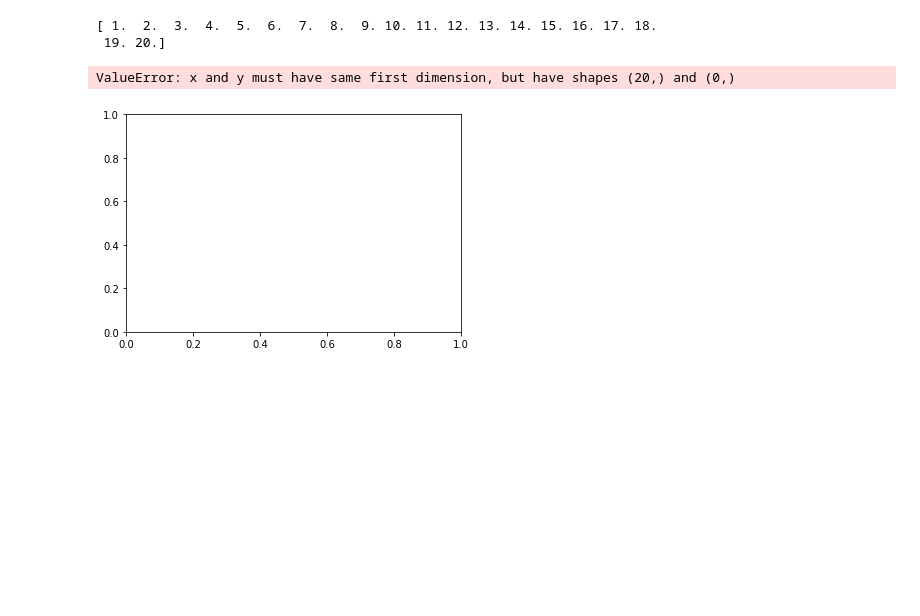
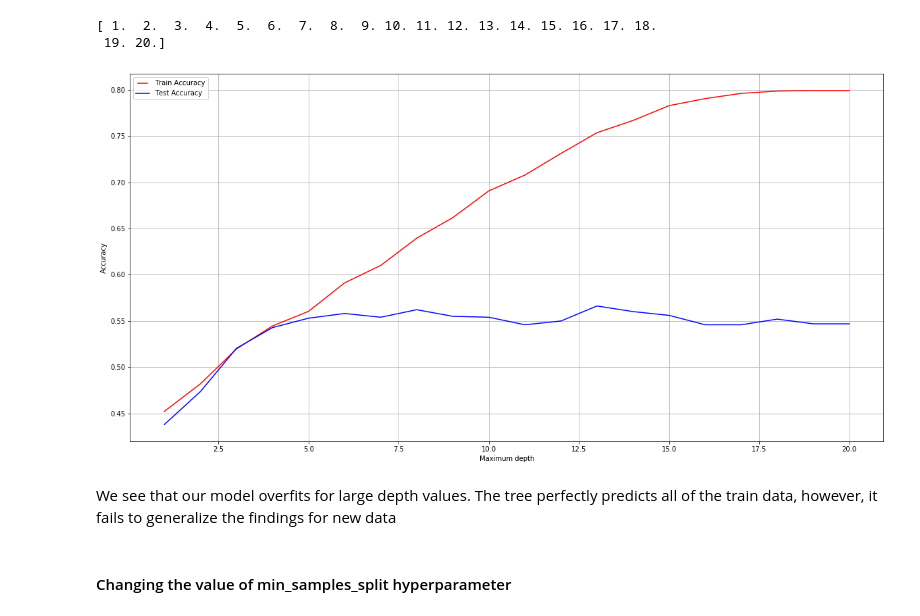
Before and after one commit to wobniarin/Datathon_Cookies, a Jupyter notebook: Jupyter_Notebooks/01 - Machine Learning Model.ipynb, the cells around one changed output. Cells and saved outputs as stored; diff of their text form; code cells hidden in the pictures; blank space fills up the shorter version.

```diff
--- a/Jupyter_Notebooks/01 - Machine Learning Model.ipynb
+++ b/Jupyter_Notebooks/01 - Machine Learning Model.ipynb
@@ -113,12 +113,15 @@ from sklearn.model_selection import train_test_split
 # Splitting data into train and test
 X_train, X_test, y_train, y_test = train_test_split(X, y, test_size=0.20, random_state=12)
 # %%
- # Decision Tree
+### # Decision Tree
 from sklearn.tree import DecisionTreeClassifier
 from sklearn.metrics import accuracy_score
 
 # Creating the instance of the Decision Tree with maximum depth equals to 1
-dtree = DecisionTreeClassifier(criterion = "gini", random_state = 100, max_depth=10, min_samples_leaf=5)
+#dtree = DecisionTreeClassifier(criterion = "gini", random_state = 100, max_depth=1, min_samples_leaf=5)
+
+# Creating the instance of the Decision Tree with maximum depth equals to 1
+dtree = DecisionTreeClassifier(max_depth=1, min_samples_leaf=5)
 
 # Fitting the model on train set
 dtree.fit(X_train, y_train)
@@ -198,12 +200,25 @@ test_results = []
 for max_depth in max_depths:
     dtree = DecisionTreeClassifier(criterion = "gini", random_state = 100, max_depth=max_depth, min_samples_leaf=5)
     dtree.fit(X_train, y_train)
+    y_pred_train = dtree.predict(X_train)
+    accuracy_train = accuracy_score(y_train, y_pred_train)
+    train_results.append(accuracy_train)
     y_pred = dtree.predict(X_test)
-    accuracy_score(y_test,y_pred)
+    accuracy_test =accuracy_score(y_test,y_pred)
+    test_results.append(accuracy_test)
 # %%
 from matplotlib.legend_handler import HandlerLine2D
+plt.figure(figsize=(20,10))
 line1, = plt.plot(max_depths, train_results, "r", label="Train Accuracy")
 line2, = plt.plot(max_depths, test_results, "b", label="Test Accuracy")
+plt.legend(handler_map={line1: HandlerLine2D(numpoints=2)})
+plt.ylabel('Accuracy')
+plt.xlabel('Maximum depth')
+plt.grid()
+plt.show()
 # %% [output]
-ValueError: x and y must have same first dimension, but have shapes (20,) and (0,)
-[figure, old version]
+[figure, new version]
+# %% [markdown]
+We see that our model overfits for large depth values. The tree perfectly predicts all of the train data, however, it fails to generalize the findings for new data
+# %% [markdown]
+#### Changing the value of min_samples_split hyperparameter
```
Also changed, not shown: parts of 24 cells of this notebook, 2 other files.
